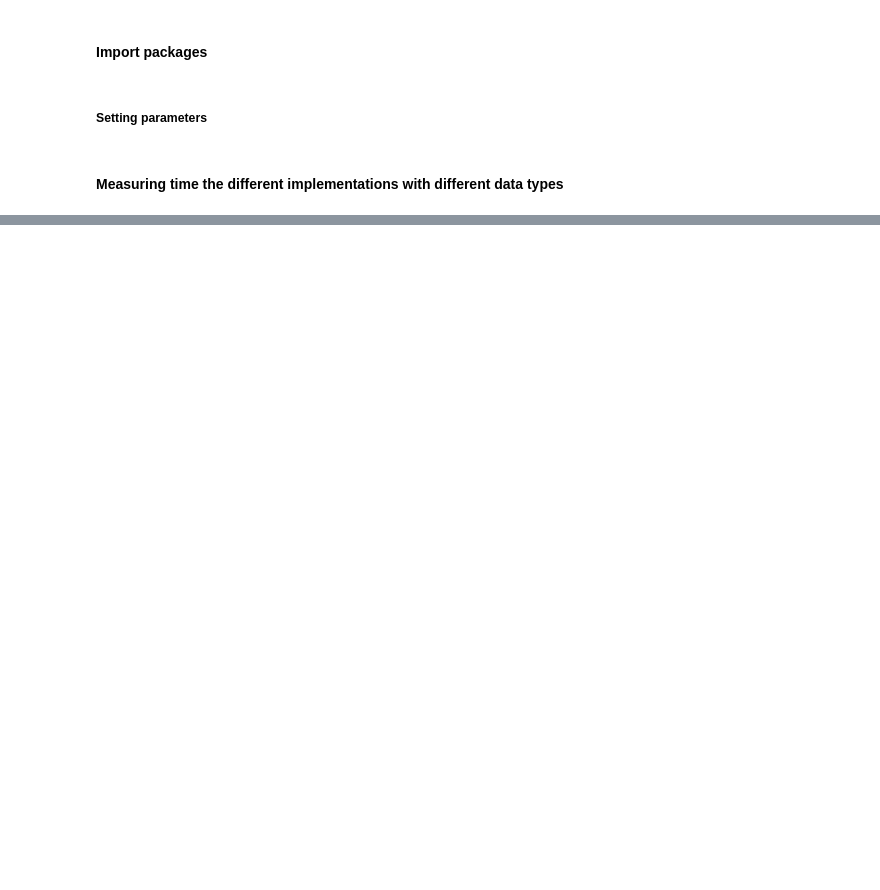
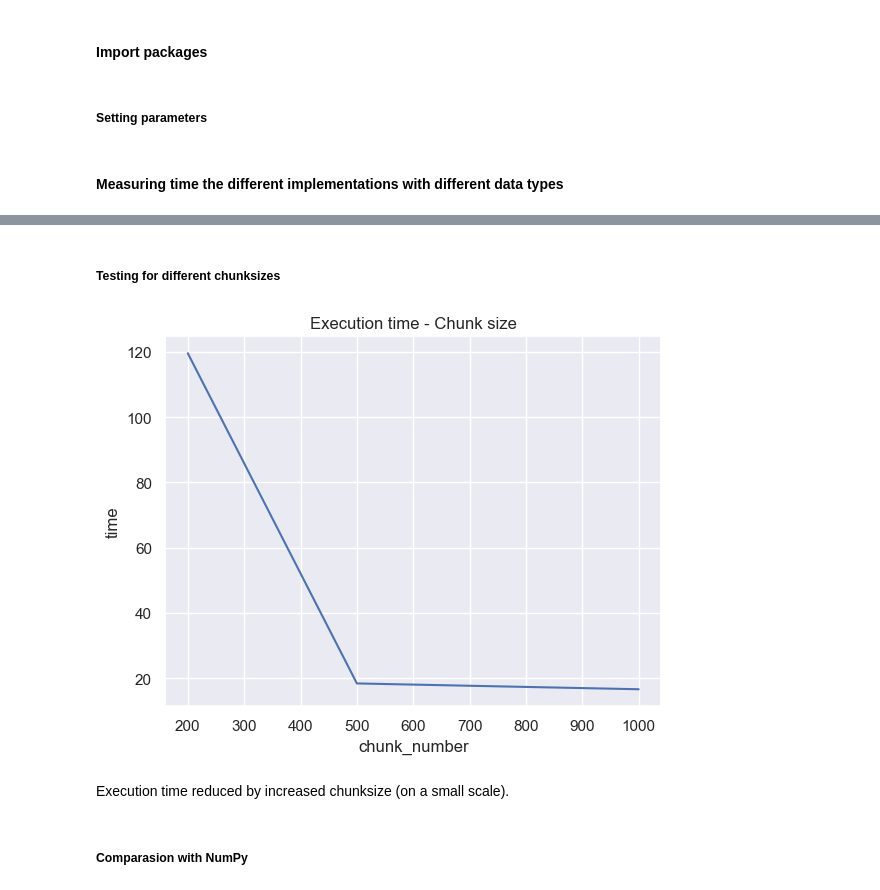
Before and after one commit to katab99/ce8-nsc, a Jupyter notebook: mini project 2/mini-project2.ipynb, the cells around one changed output, grey strips where cells are left out. Cells and saved outputs as stored; diff of their text form; code cells hidden in the pictures; blank space fills up the shorter version.

```diff
--- a/mini project 2/mini-project2.ipynb
+++ b/mini project 2/mini-project2.ipynb
@@ -73,0 +99,23 @@ plt.show()
+# %% [markdown]
+##### Testing for different chunksizes
+# %%
+chunk_sizes = [200, 500, 1000]
+time_dusk = pd.DataFrame()
+
+for chunk in chunk_sizes:
+
+    C = da.from_array(c, chunks=(chunk, chunk))
+    t = timeit.Timer(lambda: mk.dask_parallel(mk.dask_mb, C, chunk, I, T)).timeit(iter_num)
+    new_row = pd.DataFrame({'chunk_number' : [chunk], 'time' : [t]})
+    time_dusk = pd.concat([time_dusk, new_row], ignore_index=True)
+# %%
+sns.set()
+sns.lineplot(x='chunk_number', y='time', data=time_dusk)
+plt.title("Execution time - Chunk size")
+plt.show()
+# %% [output]
+[figure, added]
+# %% [markdown]
+Execution time reduced by increased chunksize (on a small scale).
+# %% [markdown]
+##### Comparasion with NumPy
```
Also changed, not shown: parts of 13 cells of this notebook, 2 other files.
